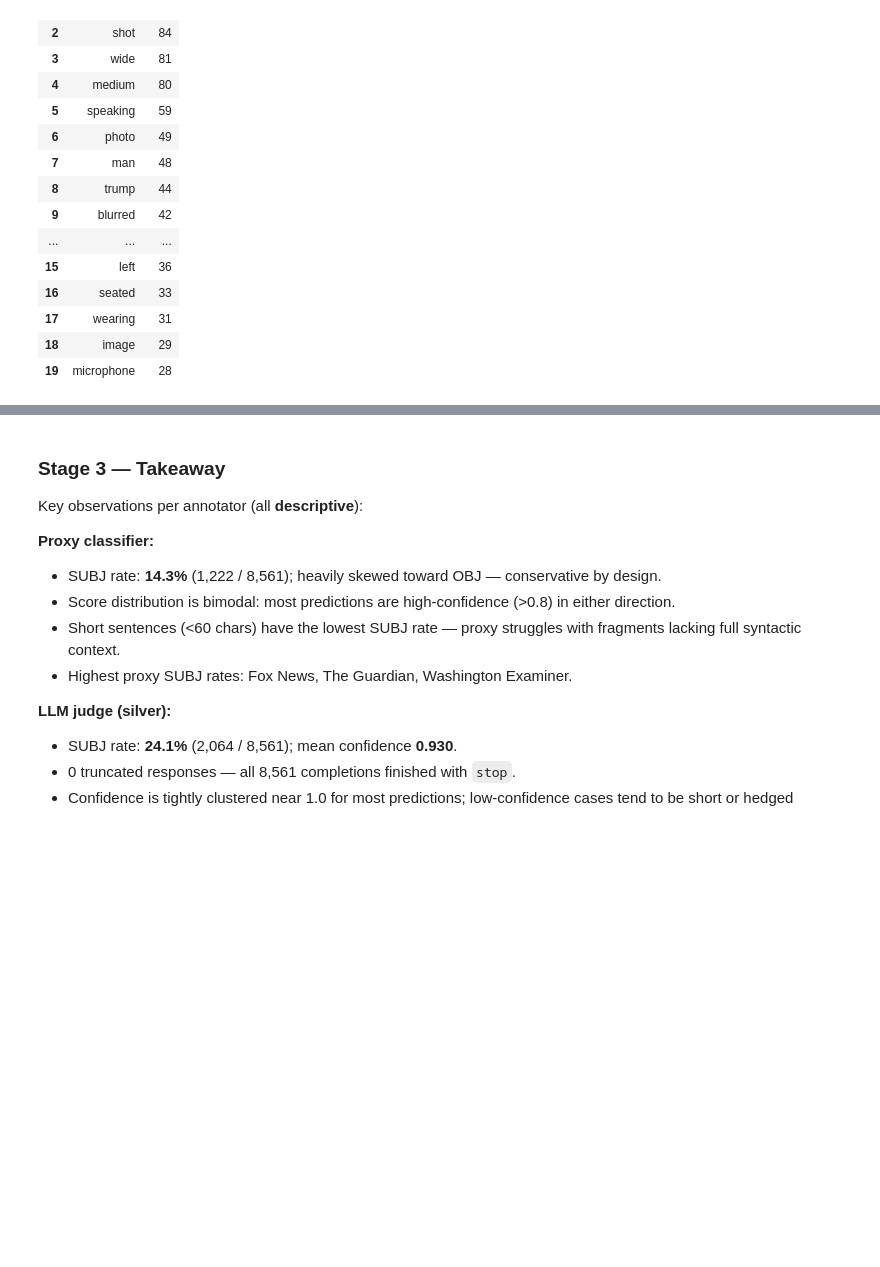
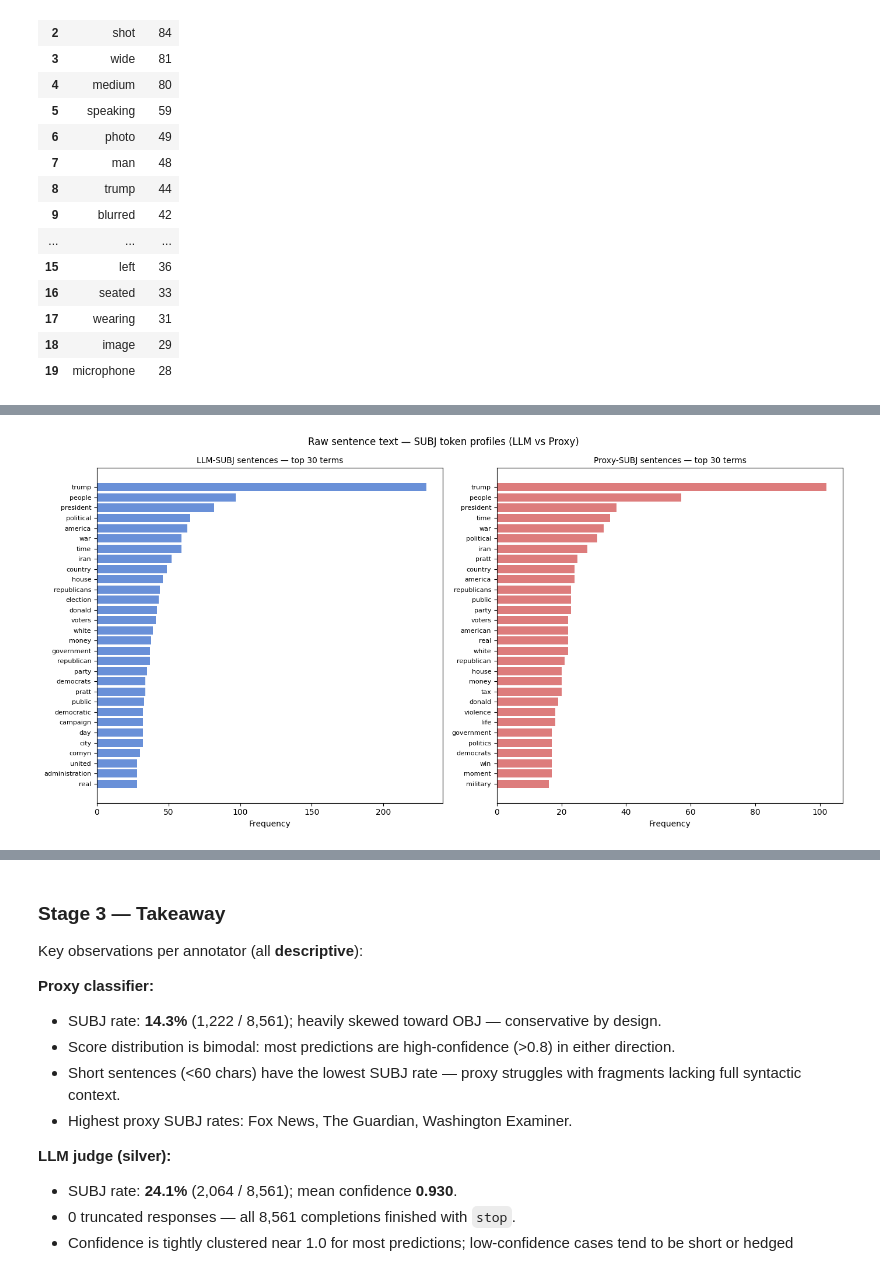
Before and after one commit to vulonviing/subjectivity-bias-pipeline, a Jupyter notebook: notebooks/eda.ipynb, the cells around one changed output, grey strips where cells are left out. Saved outputs shown, nothing was run; the diff lists cells and outputs as text; code cells hidden in the pictures; blank space fills up the shorter version.

```diff
--- a/notebooks/eda.ipynb
+++ b/notebooks/eda.ipynb
@@ -1625,0 +1637,85 @@ image_description length — mean=20.4  median=20  min=12  max=29
+# %%
+# ── Raw sentence text: SUBJ token profili (LLM vs Proxy) ─────────────────────
+import stopwordsiso as _swiso, re as _re, collections as _col
+
+_STOP_TEXT = set(_swiso.stopwords("en"))
+# Keep attribution verbs: in news text these carry meaning
+_STOP_TEXT -= {"said", "says", "people"}
+
+def top_text_terms(series: "pd.Series", n: int = 30) -> "pd.DataFrame":
+    cnt: "_col.Counter" = _col.Counter()
+    for txt in series.dropna():
+        for tok in _re.findall(r"[a-z']+", str(txt).lower()):
+            if len(tok) > 2 and tok not in _STOP_TEXT:
+                cnt[tok] += 1
+    return pd.DataFrame(cnt.most_common(n), columns=["term", "freq"])
+
+llm_text_terms   = top_text_terms(sent.loc[sent["llm_label"]   == "SUBJ", "text"])
+proxy_text_terms = top_text_terms(sent.loc[sent["proxy_label"] == "SUBJ", "text"])
+
+# ── Global: LLM vs Proxy yan yana ────────────────────────────────────────────
+fig, (ax1, ax2) = plt.subplots(1, 2, figsize=(14, 7))
+for ax, df, title, color in [
+    (ax1, llm_text_terms,   "LLM-SUBJ sentences — top 30 terms",   "#4878d0"),
+    (ax2, proxy_text_terms, "Proxy-SUBJ sentences — top 30 terms", "#d65f5f"),
+]:
+    ax.barh(df["term"][::-1], df["freq"][::-1], color=color, alpha=0.82)
+    ax.set_title(title, fontsize=10)
+    ax.set_xlabel("Frequency")
+    ax.tick_params(axis="y", labelsize=8)
+fig.suptitle("Raw sentence text — SUBJ token profiles (LLM vs Proxy)", fontsize=12)
+fig.tight_layout()
+fig.savefig(FIGS / "stage3_text_subj_terms.png", dpi=150)
+plt.show()
+print("Saved stage3_text_subj_terms.png")
+
+# Side-by-side table (top 20 each)
+display(
+    pd.concat(
+        [llm_text_terms.head(20).reset_index(drop=True).add_suffix("_llm"),
+         proxy_text_terms.head(20).reset_index(drop=True).add_suffix("_proxy")],
+        axis=1,
+    )
+)
+
+# ── Outlet breakdown: all outlets, coloured by block ──────────────────────
+_BLOCK_COLOR = {"left": "#4878d0", "right": "#d65f5f"}
+_outlet_block = (
+    sent[["source", "outlet_block"]]
+    .drop_duplicates("source")
+    .set_index("source")["outlet_block"]
+    .to_dict()
+)
+_outlets = sorted(sent["source"].unique())   # alphabetical → consistent layout
+
+_ncols = 4
+_nrows = -(-len(_outlets) // _ncols)        # ceiling division
+
+fig2, axes2 = plt.subplots(_nrows, _ncols, figsize=(20, _nrows * 5))
+axes2 = axes2.flatten()
+
+for idx, outlet in enumerate(_outlets):
+    ax = axes2[idx]
+    block  = _outlet_block.get(outlet, "right")
+    color  = _BLOCK_COLOR[block]
+    mask   = (sent["llm_label"] == "SUBJ") & (sent["source"] == outlet)
+    t      = top_text_terms(sent.loc[mask, "text"], n=20)
+    ax.barh(t["term"][::-1], t["freq"][::-1], color=color, alpha=0.82)
+    ax.set_title(f"{outlet}  [{block}]", fontsize=9, color=color)
+    ax.set_xlabel("Frequency", fontsize=8)
+    ax.tick_params(axis="y", labelsize=7)
+
+# Hide unused axes
+for idx in range(len(_outlets), len(axes2)):
+    axes2[idx].set_visible(False)
+
+fig2.suptitle(
+    "Outlet-level raw-text SUBJ terms (LLM)  —  blue = left block, red = right block",
+    fontsize=12,
+)
+fig2.tight_layout()
+fig2.savefig(FIGS / "stage3_text_subj_terms_by_outlet.png", dpi=150)
+plt.show()
+print("Saved stage3_text_subj_terms_by_outlet.png")
+# %% [output]
+[figure, added]
```
Also changed, not shown: parts of 16 cells of this notebook, 6 other files.
